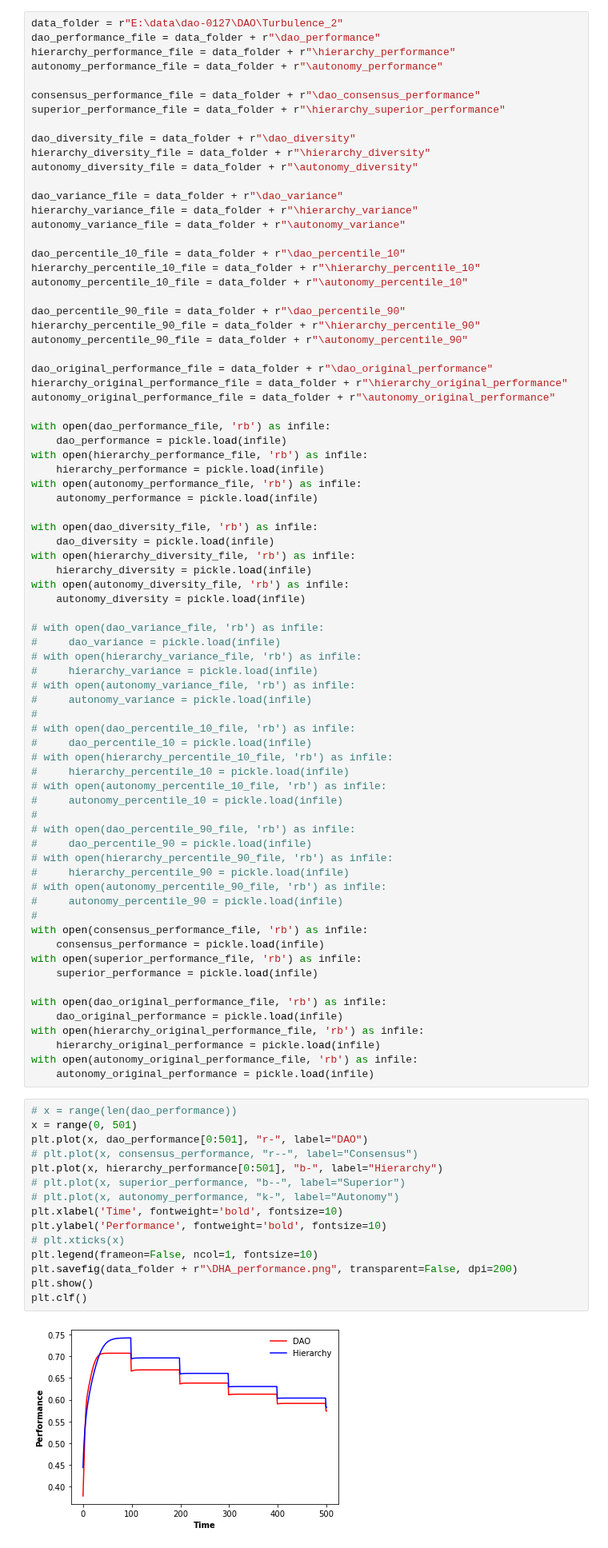
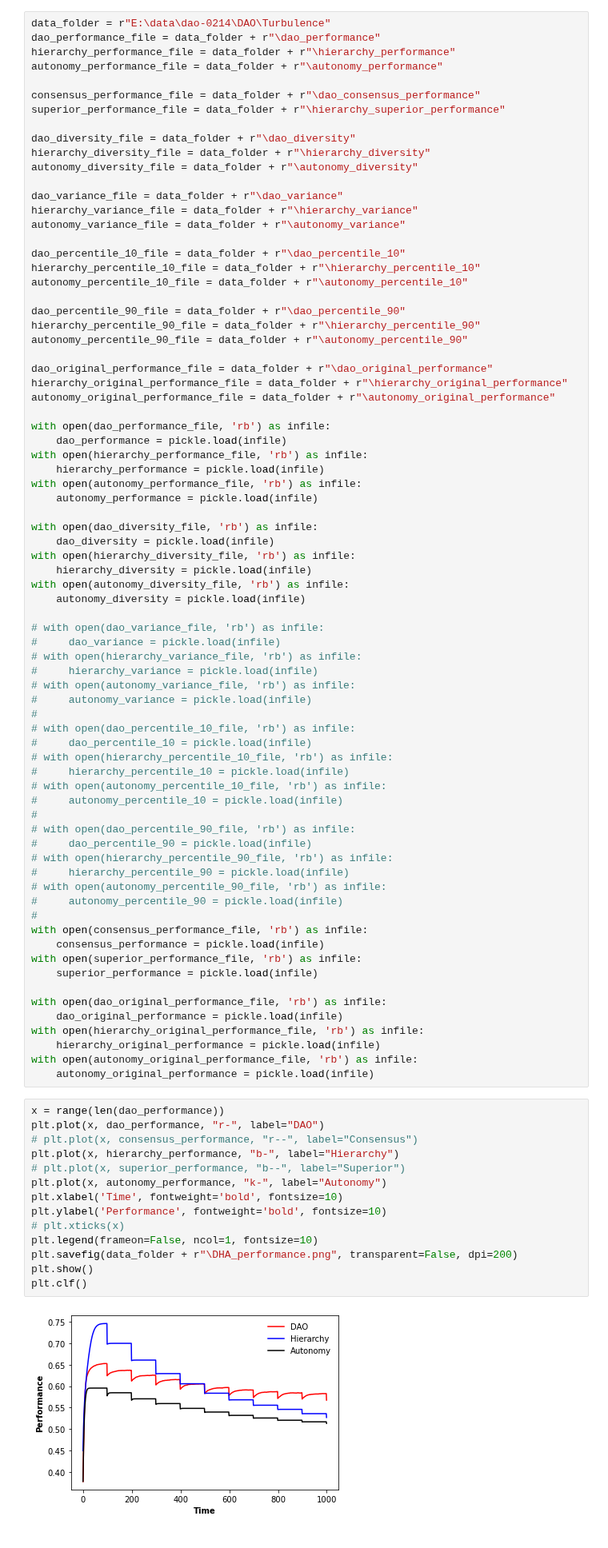
Before and after one commit to GrandJune/DAOs, a Jupyter notebook: V3/Turbulence/Evaluator.ipynb, the cells around one changed output. Shown at 80% size. Cells and saved outputs as stored; diff of their text form.

```diff
--- a/V3/Turbulence/Evaluator.ipynb
+++ b/V3/Turbulence/Evaluator.ipynb
@@ -3,7 +3,7 @@ import matplotlib.pyplot as plt
 import pickle
 from matplotlib import container
 # %%
-data_folder = r"E:\data\dao-0127\DAO\Turbulence_2"
+data_folder = r"E:\data\dao-0214\DAO\Turbulence"
 dao_performance_file = data_folder + r"\dao_performance"
 hierarchy_performance_file = data_folder + r"\hierarchy_performance"
 autonomy_performance_file = data_folder + r"\autonomy_performance"
@@ -78,22 +78,21 @@ with open(hierarchy_original_performance_file, 'rb') as infile:
 with open(autonomy_original_performance_file, 'rb') as infile:
     autonomy_original_performance = pickle.load(infile)
 # %%
-# x = range(len(dao_performance))
-x = range(0, 501)
-plt.plot(x, dao_performance[0:501], "r-", label="DAO")
+x = range(len(dao_performance))
+plt.plot(x, dao_performance, "r-", label="DAO")
 # plt.plot(x, consensus_performance, "r--", label="Consensus")
-plt.plot(x, hierarchy_performance[0:501], "b-", label="Hierarchy")
+plt.plot(x, hierarchy_performance, "b-", label="Hierarchy")
 # plt.plot(x, superior_performance, "b--", label="Superior")
-# plt.plot(x, autonomy_performance, "k-", label="Autonomy")
+plt.plot(x, autonomy_performance, "k-", label="Autonomy")
 plt.xlabel('Time', fontweight='bold', fontsize=10)
 plt.ylabel('Performance', fontweight='bold', fontsize=10)
 # plt.xticks(x)
 plt.legend(frameon=False, ncol=1, fontsize=10)
 plt.savefig(data_folder + r"\DHA_performance.png", transparent=False, dpi=200)
 plt.show()
 plt.clf()
 # %% [output]
-[figure, old version]
+[figure, new version]
 <Figure size 432x288 with 0 Axes>
 # %%
 print(len(dao_original_performance[0]))
```
Also changed, not shown: parts of 2 cells of this notebook, 11 other files.
